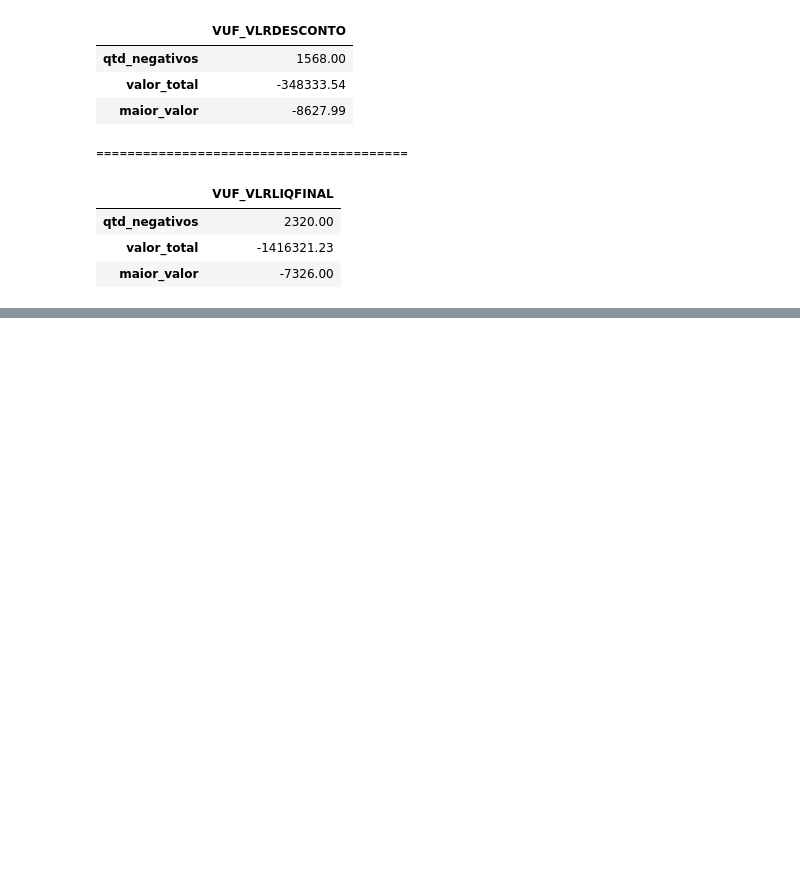
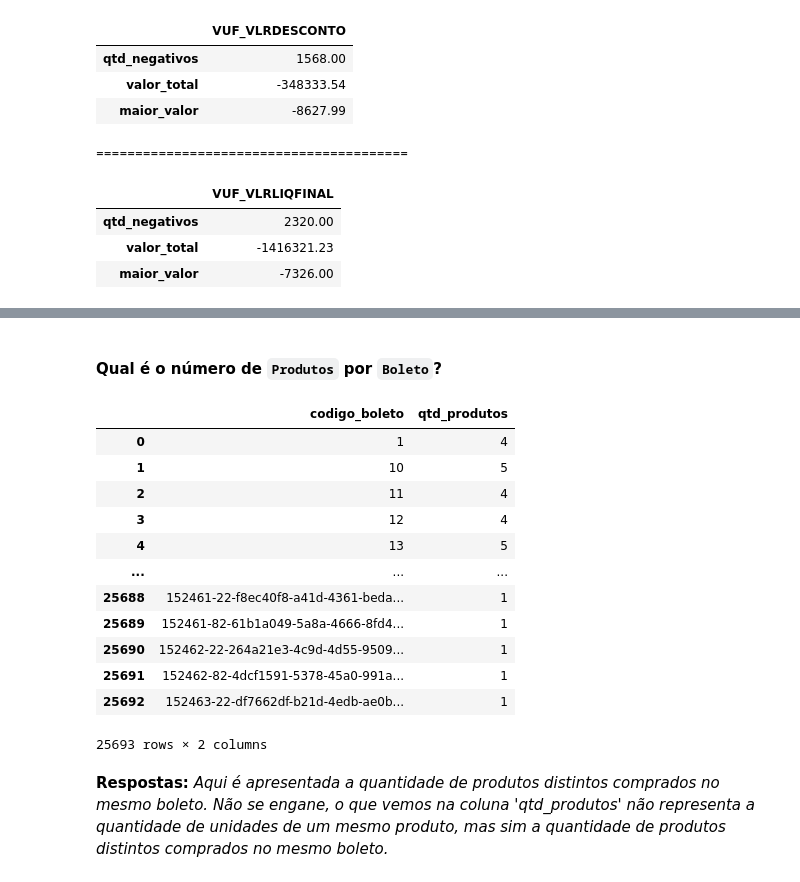
Before and after one commit to SamuelBarbosaDev/Casting, a Jupyter notebook: notebooks/exploratory_analysis.ipynb, the cells around one changed output, grey strips where cells are left out. Cells and saved outputs as stored; diff of their text form; code cells hidden in the pictures; blank space fills up the shorter version.

```diff
--- a/notebooks/exploratory_analysis.ipynb
+++ b/notebooks/exploratory_analysis.ipynb
@@ -209,0 +228,25 @@ for coluna in colunas:
+# %% [markdown]
+#### Qual é o número de `Produtos` por `Boleto`?
+# %%
+(
+    df.rename(columns={'VUF_QTBOLETO':'qtd_produtos', 'VUF_CODIGO_BOLETO':'codigo_boleto'})
+    .groupby('codigo_boleto')
+    .agg({'qtd_produtos':'sum'})
+    .reset_index()
+)
+# %% [output]
+|  | codigo_boleto | qtd_produtos |
+| 0 | 1 | 4 |
+| 1 | 10 | 5 |
+| 2 | 11 | 4 |
+| 3 | 12 | 4 |
+| 4 | 13 | 5 |
+| ... | ... | ... |
+| 25688 | 152461-22-f8ec40f8-a41d-4361-beda... | 1 |
+| 25689 | 152461-82-61b1a049-5a8a-4666-8fd4... | 1 |
+| 25690 | 152462-22-264a21e3-4c9d-4d55-9509... | 1 |
+| 25691 | 152462-82-4dcf1591-5378-45a0-991a... | 1 |
+| 25692 | 152463-22-df7662df-b21d-4edb-ae0b... | 1 |
+25693 rows × 2 columns
+# %% [markdown]
+**Respostas:** *Aqui é apresentada a quantidade de produtos distintos comprados no mesmo boleto. Não se engane, o que vemos na coluna 'qtd_produtos' não representa a quantidade de unidades de um mesmo produto, mas sim a quantidade de produtos distintos comprados no mesmo boleto.*
```
Also changed, not shown: parts of 4 cells of this notebook.
